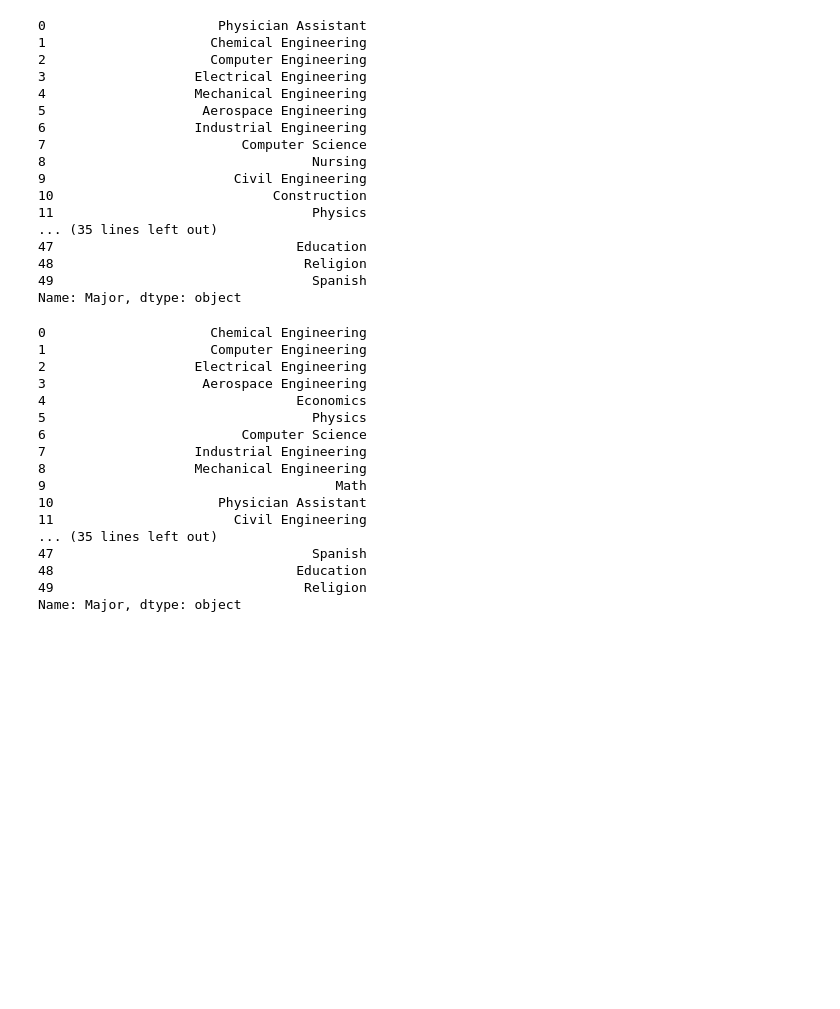
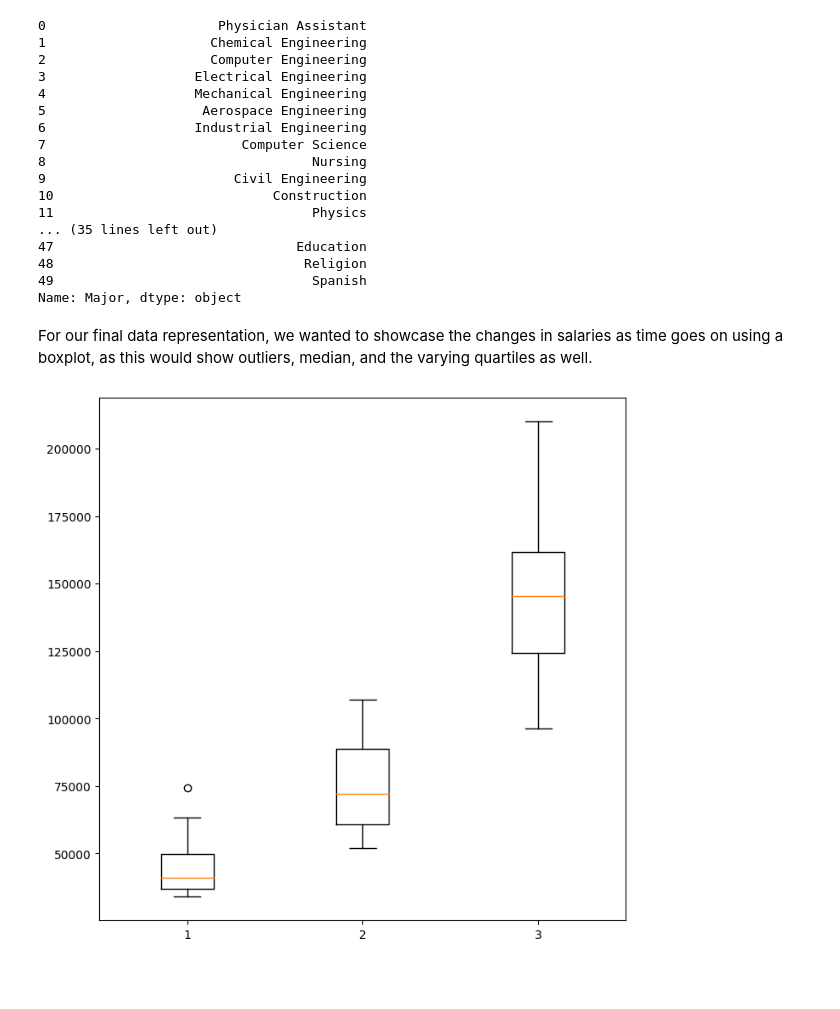
Before and after one commit to anshvnm/Careers, a Jupyter notebook: finalproject.ipynb, the cells around one changed output. Drawn from its saved outputs; the diff is of its cells as text; code cells hidden in the pictures; blank space fills up the shorter version.

Commit message:
Boxplot and other edits

```diff
--- a/finalproject.ipynb
+++ b/finalproject.ipynb
@@ -252,26 +252,3 @@ starting_order
 48                                Religion
 49                                 Spanish
 Name: Major, dtype: object
-# %%
-#Midcareer salaries sorted in decreasing order by major
-mid_order = df_by_major.sort_values(by = 'Mid-Career Median',
-ascending = False)['Major'].reset_index(drop = True)
-mid_order
-# %% [output]
-0                     Chemical Engineering
-1                     Computer Engineering
-2                   Electrical Engineering
-3                    Aerospace Engineering
-4                                Economics
-5                                  Physics
-6                         Computer Science
-7                   Industrial Engineering
-8                   Mechanical Engineering
-9                                     Math
-10                     Physician Assistant
-11                       Civil Engineering
-... (35 lines left out)
-47                                 Spanish
-48                               Education
-49                                Religion
-Name: Major, dtype: object
@@ -277,0 +257,11 @@ Name: Major, dtype: object
+# %% [markdown]
+For our final data representation, we wanted to showcase the changes in salaries as time goes on using a boxplot, as this would show outliers, median, and the varying quartiles as well.
+# %%
+plt.figure(figsize=(8,8))
+lst = [df_by_major['Starting Median'], df_by_major['Mid-Career Median'], df_by_major['Mid-Career 90%']]
+plt.boxplot(lst)
+plt.show()
+# %% [output]
+[figure, added]
+# %% [markdown]
+<h2>
```
Also changed, not shown: parts of 3 cells of this notebook, 1 other file.
